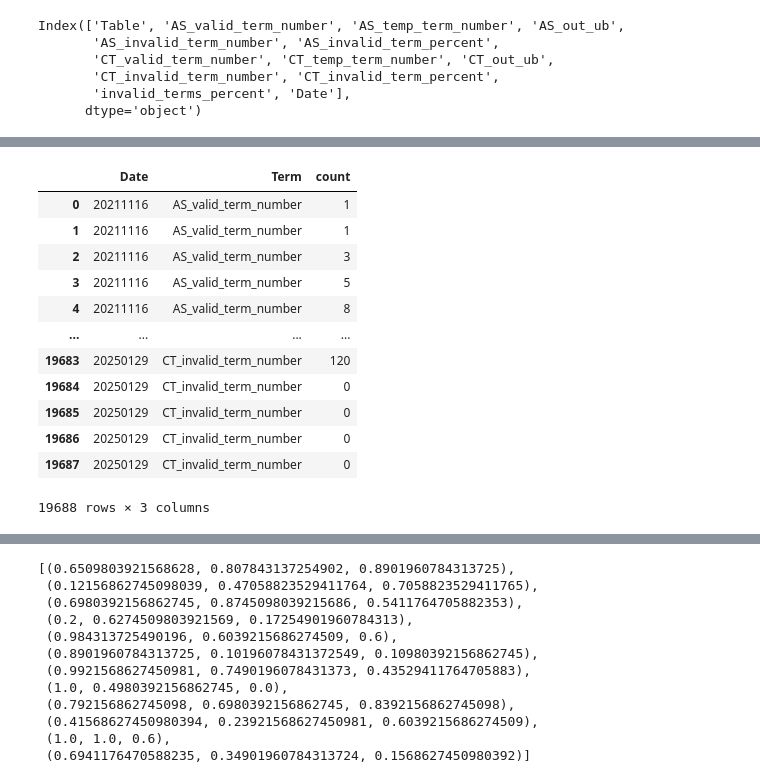
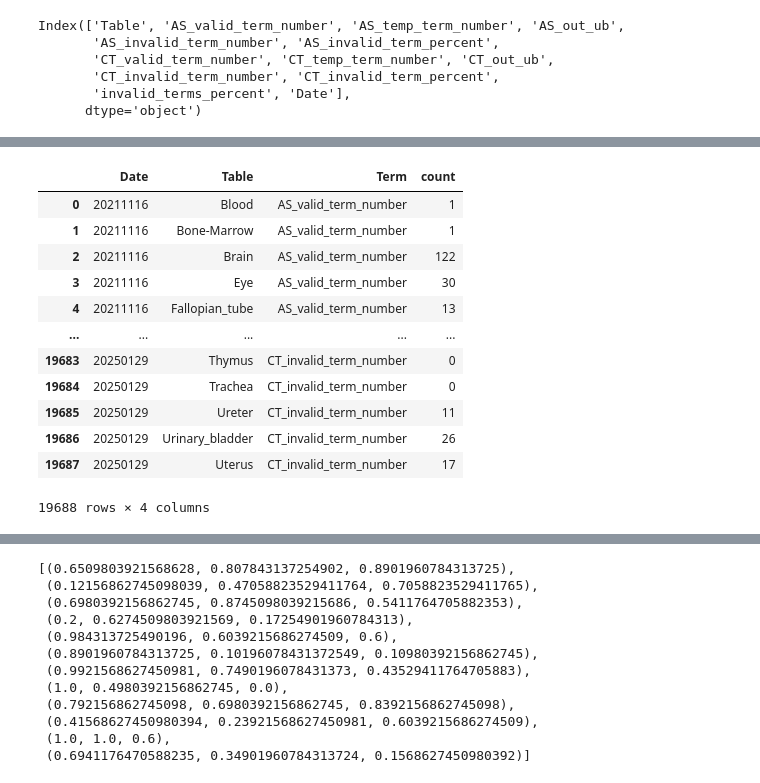
Before and after one commit to cns-iu/hra-kg-supporting-information, a Jupyter notebook: notebooks/hra-kg-technical-validation.ipynb, the cells around one changed output, grey strips where cells are left out. Saved outputs shown, nothing was run; the diff lists cells and outputs as text; code cells hidden in the pictures.

```diff
--- a/notebooks/hra-kg-technical-validation.ipynb
+++ b/notebooks/hra-kg-technical-validation.ipynb
@@ -311,7 +308,7 @@ Index(['Table', 'AS_valid_term_number', 'AS_temp_term_number', 'AS_out_ub',
        'invalid_terms_percent', 'Date'],
       dtype='object')
 # %%
-keep = ['Date',  'AS_valid_term_number', 'AS_invalid_term_number',
+keep = ['Date', 'Table', 'AS_valid_term_number', 'AS_invalid_term_number',
         'CT_valid_term_number', 'CT_invalid_term_number']
 
 # merge
@@ -365,21 +362,21 @@ linked_over_time
 # %%
 # Melt the DataFrame
 merged_df_long = merged_df.melt(
-    id_vars=['Date'], var_name='Term', value_name='count')
+    id_vars=['Date','Table'], var_name='Term', value_name='count')
 merged_df_long
 # %% [output]
-|  | Date | Term | count |
-| 0 | 20211116 | AS_valid_term_number | 1 |
-| 1 | 20211116 | AS_valid_term_number | 1 |
-| 2 | 20211116 | AS_valid_term_number | 3 |
-| 3 | 20211116 | AS_valid_term_number | 5 |
-| 4 | 20211116 | AS_valid_term_number | 8 |
-| ... | ... | ... | ... |
-| 19683 | 20250129 | CT_invalid_term_number | 120 |
-| 19684 | 20250129 | CT_invalid_term_number | 0 |
-| 19685 | 20250129 | CT_invalid_term_number | 0 |
-| 19686 | 20250129 | CT_invalid_term_number | 0 |
-| 19687 | 20250129 | CT_invalid_term_number | 0 |
+|  | Date | Table | Term | count |
+| 0 | 20211116 | Blood | AS_valid_term_number | 1 |
+| 1 | 20211116 | Bone-Marrow | AS_valid_term_number | 1 |
+| 2 | 20211116 | Brain | AS_valid_term_number | 122 |
+| 3 | 20211116 | Eye | AS_valid_term_number | 30 |
+| 4 | 20211116 | Fallopian_tube | AS_valid_term_number | 13 |
+| ... | ... | ... | ... | ... |
+| 19683 | 20250129 | Thymus | CT_invalid_term_number | 0 |
+| 19684 | 20250129 | Trachea | CT_invalid_term_number | 0 |
+| 19685 | 20250129 | Ureter | CT_invalid_term_number | 11 |
+| 19686 | 20250129 | Urinary_bladder | CT_invalid_term_number | 26 |
+| 19687 | 20250129 | Uterus | CT_invalid_term_number | 17 |
-19688 rows × 3 columns
+19688 rows × 4 columns
 # %%
 merged_df_long['Type'] = merged_df_long['Term'].apply(lambda t: "AS" if "AS" in t else "CT")
```
Also changed, not shown: parts of 8 cells of this notebook.
